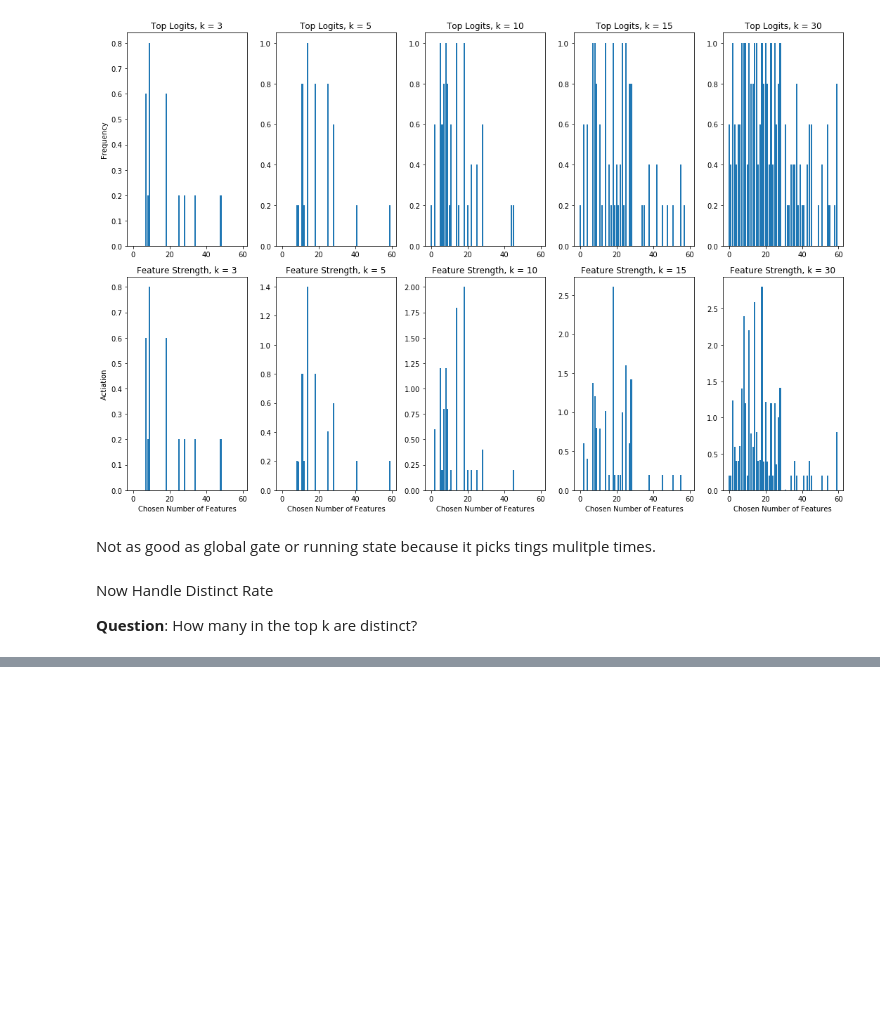
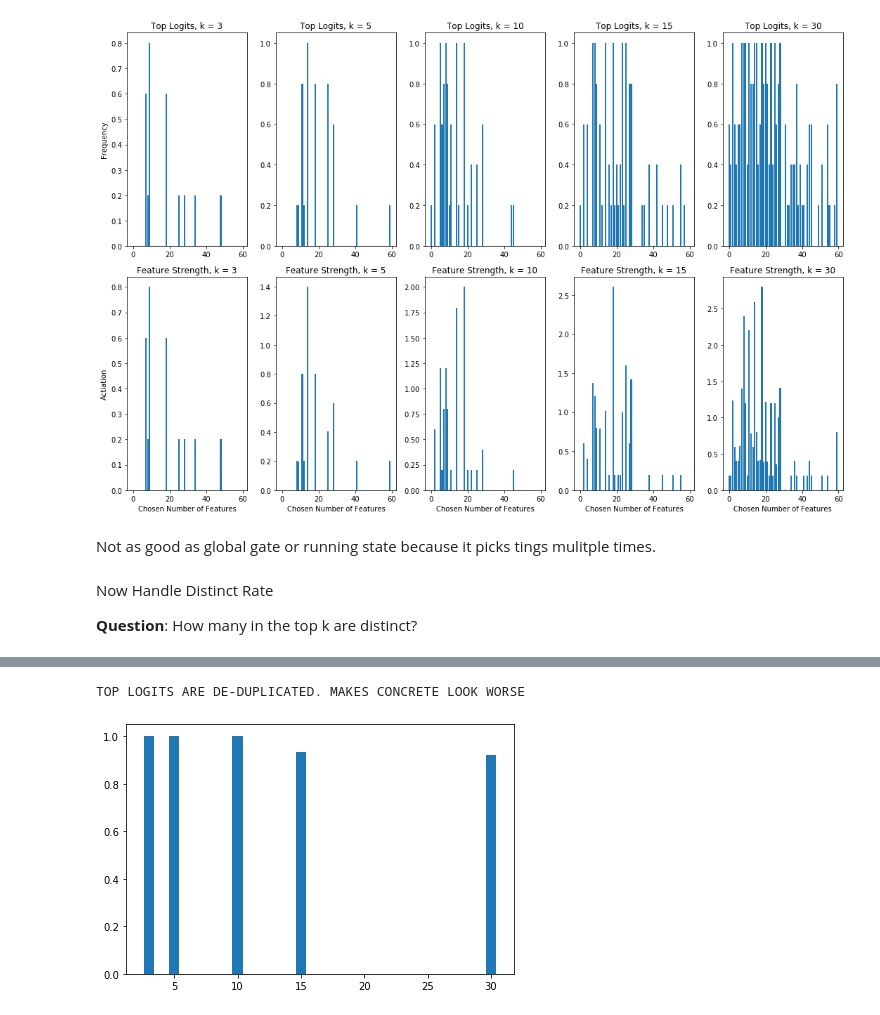
Before and after one commit to beelze-b/Differentiable-Sparse-Subset-Selection, a Jupyter notebook: notebooks/14_Visualization.ipynb, the cells around one changed output, grey strips where cells are left out. Saved outputs shown, nothing was run; the diff lists cells and outputs as text; code cells hidden in the pictures; blank space fills up the shorter version.

```diff
--- a/notebooks/14_Visualization.ipynb
+++ b/notebooks/14_Visualization.ipynb
@@ -817,0 +833,5 @@ tensor(0.6000, device='cuda:0')
+# %%
+visualize_distinct_logits_frequency_generic(test_data, 'batching_gumbel_vae', VAE_Gumbel_NInsta, distinct_top_logits_batching_vae_gumbel)
+# %% [output]
+TOP LOGITS ARE DE-DUPLICATED. MAKES CONCRETE LOOK WORSE
+[figure, added]
```
Also changed, not shown: parts of 15 cells of this notebook.
